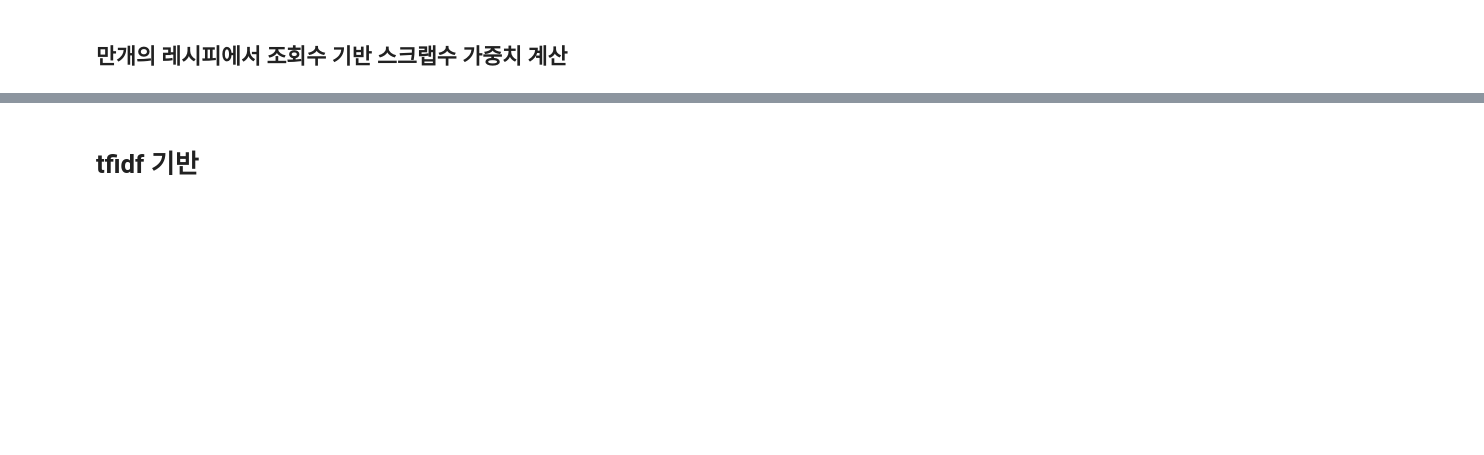
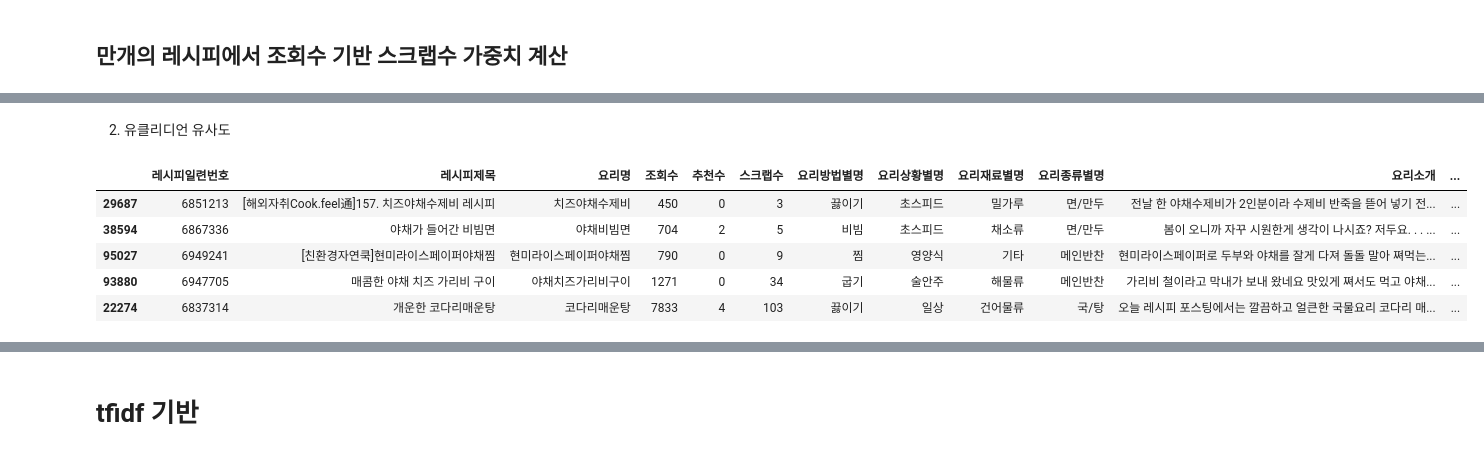
Before and after one commit to dajeong25/KDT_team4_FinalPJT, a Jupyter notebook: 02_modeling/레시피_추천.ipynb, the cells around one changed output, grey strips where cells are left out. Drawn from its saved outputs; the diff is of its cells as text; code cells hidden in the pictures; blank space fills up the shorter version.

```diff
--- a/02_modeling/레시피_추천.ipynb
+++ b/02_modeling/레시피_추천.ipynb
@@ -307,0 +93,7 @@ recipe_ingredient
+# %%
+recipe_df = pd.DataFrame()
+for word in product_list:
+  #recipe = ckg[ckg['요리명']==word]
+  recipe = ckg[ckg['요리명'].str.contains(word)]
+  recipe_df = pd.concat([recipe_df, recipe])
+recipe_df
@@ -307,0 +124,32 @@ recipe_ingredient
+# %%
+# 단어 벡터 평균구하기
+def vectors(embedding):
+    word_embedding=[]
+    dec2vec=None
+    count=0
+    for word in embedding:
+        try :
+            # word에 해당하는 단어를 워드투백에서 찾아 리스트에 붙힘
+            # 100차원으로 형성됨
+            word_embedding.append(embedding_model.wv[word])
+            count+=1
+        except : continue
+
+    word_embedding2=np.array(word_embedding)
+    v=word_embedding2.sum(axis=0)
+
+    if type(v)!=np.ndarray:
+        return np.zeros(100)
+
+    return(v/count)
+
+#최종 알고리즘
+def wv_mealkit(mealkit_index,sim,top_n):
+    # 코사인유사도를 구한 행렬을 역순으로 정렬 -> 유사도가 높은 순의 인덱스로 정렬됨
+    sim_sorted_ind=sim.argsort()[:,::-1]
+
+    # sim_indexes는 이중리스트 상태이므로 이중리스트를 해제한 후 인덱스를 이용해 해당 내용 추출
+    similar_indexes=sim_sorted_ind[mealkit_index,1:(top_n+1)]
+    recipe = recipe_df.iloc[similar_indexes].sort_values(by='weighted_clipping',ascending=False)
+
+    return recipe
@@ -307,0 +197,15 @@ recipe_ingredient
+# %% [markdown]
+2. 유클리디언 유사도
+# %%
+#2. 유클리디언 유사도
+mealkit_index = len(w2v_euc)-1
+
+euc_mealkit_df = wv_mealkit(mealkit_index, w2v_euc, 5)
+euc_mealkit_df
+# %% [output]
+|  | 레시피일련번호 | 레시피제목 | 요리명 | 조회수 | 추천수 | 스크랩수 | 요리방법별명 | 요리상황별명 | 요리재료별명 | 요리종류별명 | 요리소개 | ... |
+| 29687 | 6851213 | [해외자취Cook.feel通]157. 치즈야채수제비 레시피 | 치즈야채수제비 | 450 | 0 | 3 | 끓이기 | 초스피드 | 밀가루 | 면/만두 | 전날 한 야채수제비가 2인분이라 수제비 반죽을 뜯어 넣기 전... | ... |
+| 38594 | 6867336 | 야채가 들어간 비빔면 | 야채비빔면 | 704 | 2 | 5 | 비빔 | 초스피드 | 채소류 | 면/만두 | 봄이 오니까 자꾸 시원한게 생각이 나시죠? 저두요. . . ... | ... |
+| 95027 | 6949241 | [친환경자연쿡]현미라이스페이퍼야채찜 | 현미라이스페이퍼야채찜 | 790 | 0 | 9 | 찜 | 영양식 | 기타 | 메인반찬 | 현미라이스페이퍼로 두부와 야채를 잘게 다져 돌돌 말아 쪄먹는... | ... |
+| 93880 | 6947705 | 매콤한 야채 치즈 가리비 구이 | 야채치즈가리비구이 | 1271 | 0 | 34 | 굽기 | 술안주 | 해물류 | 메인반찬 | 가리비 철이라고 막내가 보내 왔네요 맛있게 쪄서도 먹고 야채... | ... |
+| 22274 | 6837314 | 개운한 코다리매운탕 | 코다리매운탕 | 7833 | 4 | 103 | 끓이기 | 일상 | 건어물류 | 국/탕 | 오늘 레시피 포스팅에서는 깔끔하고 얼큰한 국물요리 코다리 매... | ... |
```
Also changed, not shown: parts of 51 cells of this notebook.
